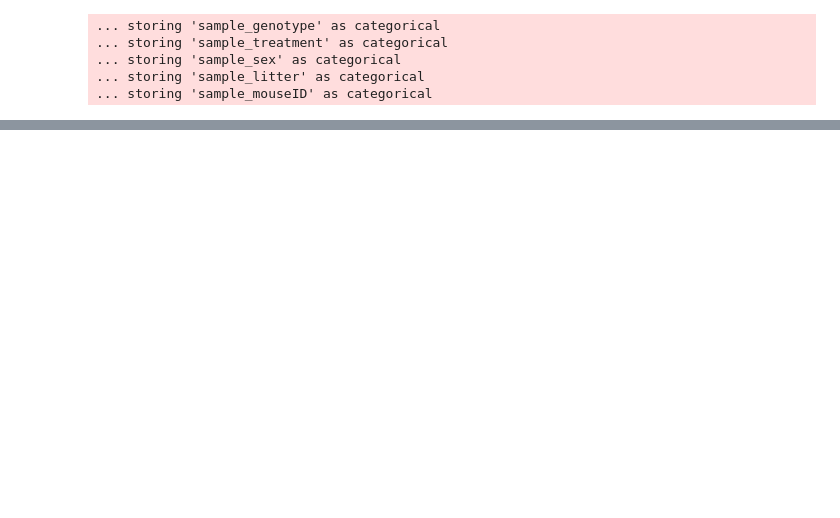
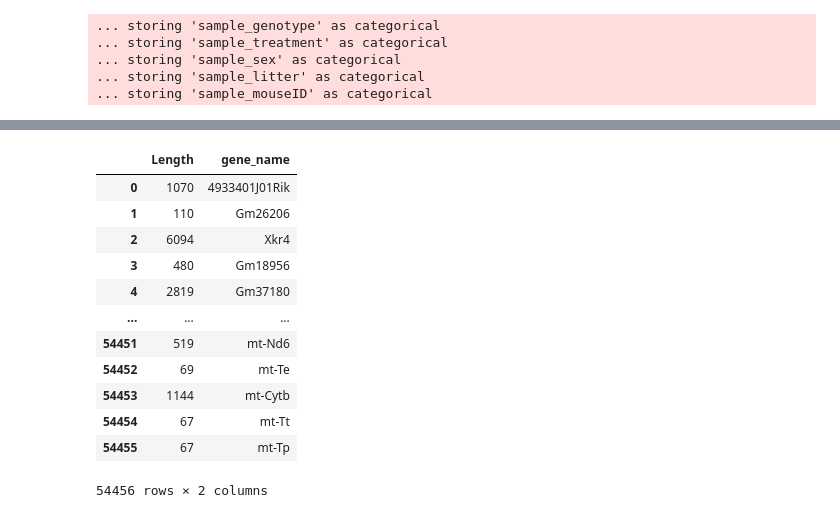
Before and after one commit to menchelab/novarinocollab, a Jupyter notebook: notebooks/convert_to_anndata.ipynb, the cells around one changed output, grey strips where cells are left out. Drawn from its saved outputs; the diff is of its cells as text; code cells hidden in the pictures; blank space fills up the shorter version.

```diff
--- a/notebooks/convert_to_anndata.ipynb
+++ b/notebooks/convert_to_anndata.ipynb
@@ -286,0 +122,23 @@ adata.write_h5ad(
+# %%
+# getting gene length from featureCounts
+gene_length = sctab.loc[:, ['Length']].copy()
+gene_length['gene_name'] = gene_length.index.to_list()
+gene_length.reset_index(
+    inplace = True,
+    drop = True
+)
+gene_length
+# %% [output]
+|  | Length | gene_name |
+| 0 | 1070 | 4933401J01Rik |
+| 1 | 110 | Gm26206 |
+| 2 | 6094 | Xkr4 |
+| 3 | 480 | Gm18956 |
+| 4 | 2819 | Gm37180 |
+| ... | ... | ... |
+| 54451 | 519 | mt-Nd6 |
+| 54452 | 69 | mt-Te |
+| 54453 | 1144 | mt-Cytb |
+| 54454 | 67 | mt-Tt |
+| 54455 | 67 | mt-Tp |
+54456 rows × 2 columns
```
Also changed, not shown: parts of 15 cells of this notebook, 23 other files.
